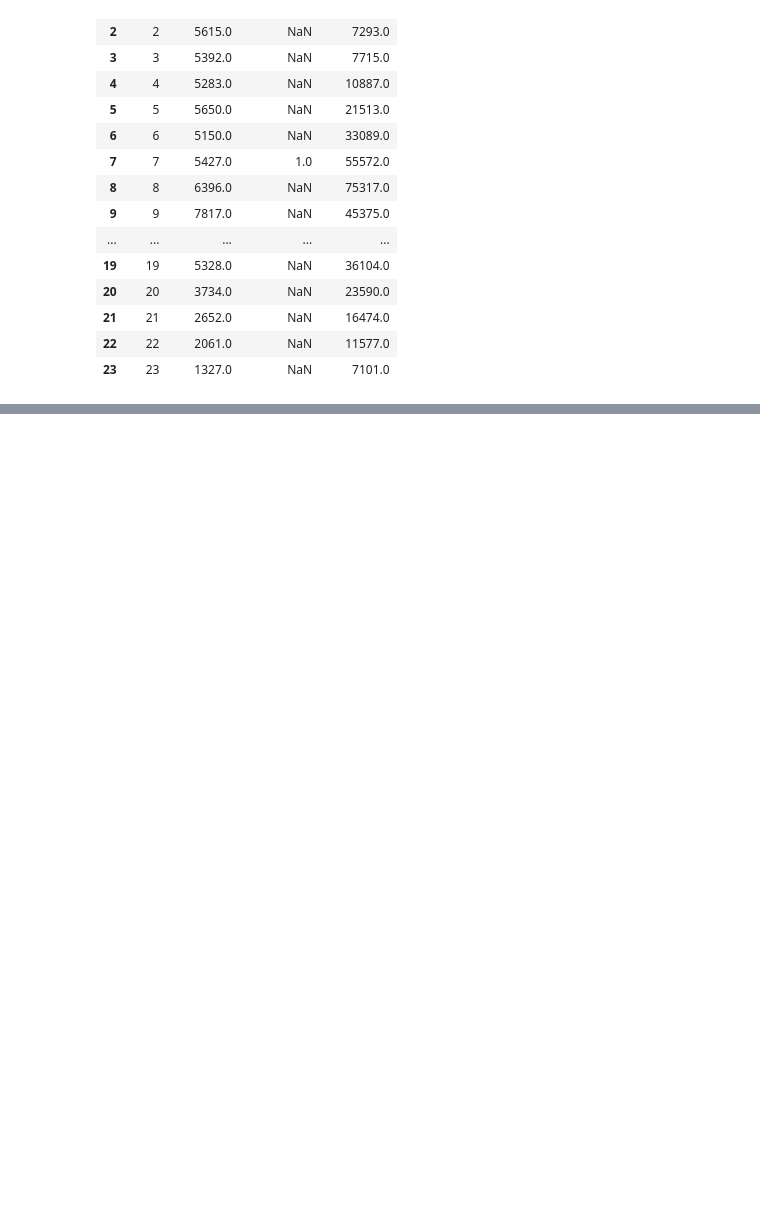
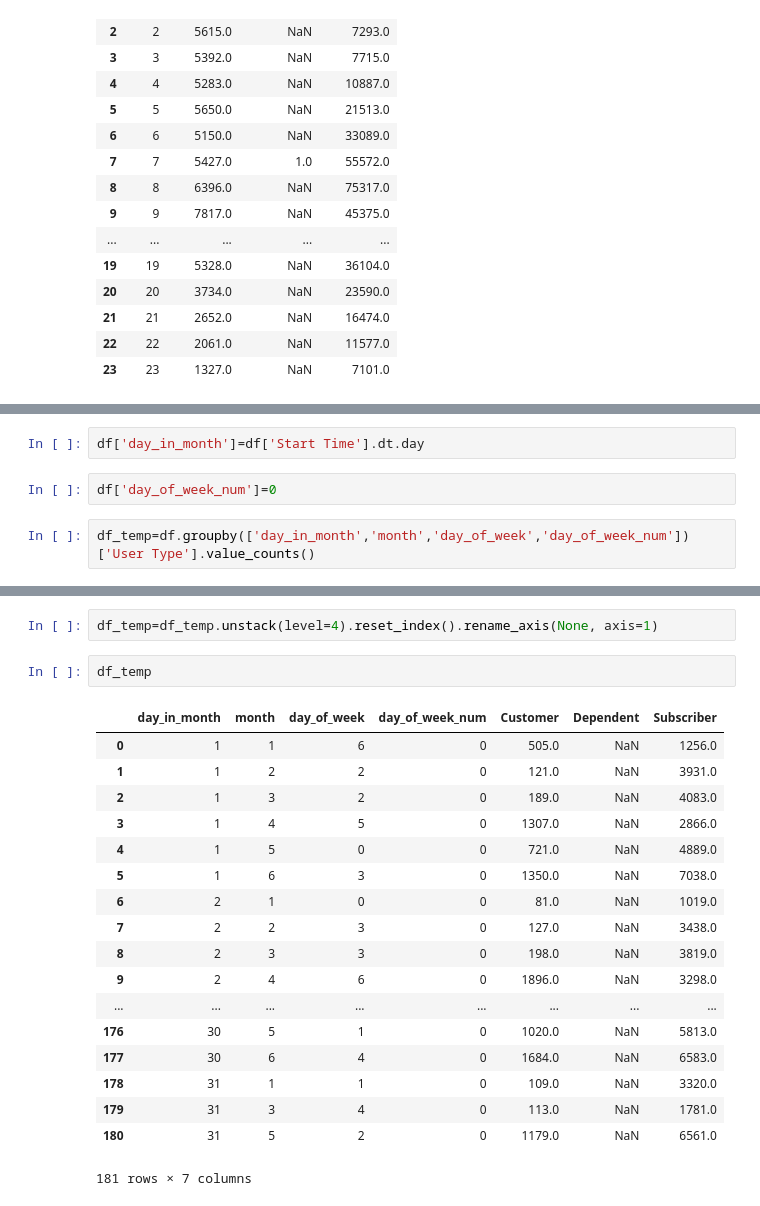
Before and after one commit to sarthak1996/Udacity-Python, a Jupyter notebook: Visualise.ipynb, the cells around one changed output, grey strips where cells are left out. Saved outputs shown, nothing was run; the diff lists cells and outputs as text; blank space fills up the shorter version.

```diff
--- a/Visualise.ipynb
+++ b/Visualise.ipynb
@@ -536,0 +539,6 @@ df_temp
+# %%
+df['day_in_month']=df['Start Time'].dt.day
+# %%
+df['day_of_week_num']=0
+# %%
+df_temp=df.groupby(['day_in_month','month','day_of_week','day_of_week_num'])['User Type'].value_counts()
@@ -536,0 +565,23 @@ df_temp
+# %%
+df_temp=df_temp.unstack(level=4).reset_index().rename_axis(None, axis=1)
+# %%
+df_temp
+# %% [output]
+|  | day_in_month | month | day_of_week | day_of_week_num | Customer | Dependent | Subscriber |
+| 0 | 1 | 1 | 6 | 0 | 505.0 | NaN | 1256.0 |
+| 1 | 1 | 2 | 2 | 0 | 121.0 | NaN | 3931.0 |
+| 2 | 1 | 3 | 2 | 0 | 189.0 | NaN | 4083.0 |
+| 3 | 1 | 4 | 5 | 0 | 1307.0 | NaN | 2866.0 |
+| 4 | 1 | 5 | 0 | 0 | 721.0 | NaN | 4889.0 |
+| 5 | 1 | 6 | 3 | 0 | 1350.0 | NaN | 7038.0 |
+| 6 | 2 | 1 | 0 | 0 | 81.0 | NaN | 1019.0 |
+| 7 | 2 | 2 | 3 | 0 | 127.0 | NaN | 3438.0 |
+| 8 | 2 | 3 | 3 | 0 | 198.0 | NaN | 3819.0 |
+| 9 | 2 | 4 | 6 | 0 | 1896.0 | NaN | 3298.0 |
+| ... | ... | ... | ... | ... | ... | ... | ... |
+| 176 | 30 | 5 | 1 | 0 | 1020.0 | NaN | 5813.0 |
+| 177 | 30 | 6 | 4 | 0 | 1684.0 | NaN | 6583.0 |
+| 178 | 31 | 1 | 1 | 0 | 109.0 | NaN | 3320.0 |
+| 179 | 31 | 3 | 4 | 0 | 113.0 | NaN | 1781.0 |
+| 180 | 31 | 5 | 2 | 0 | 1179.0 | NaN | 6561.0 |
+181 rows × 7 columns
```
Also changed, not shown: parts of 6 cells of this notebook, 2 other files.
